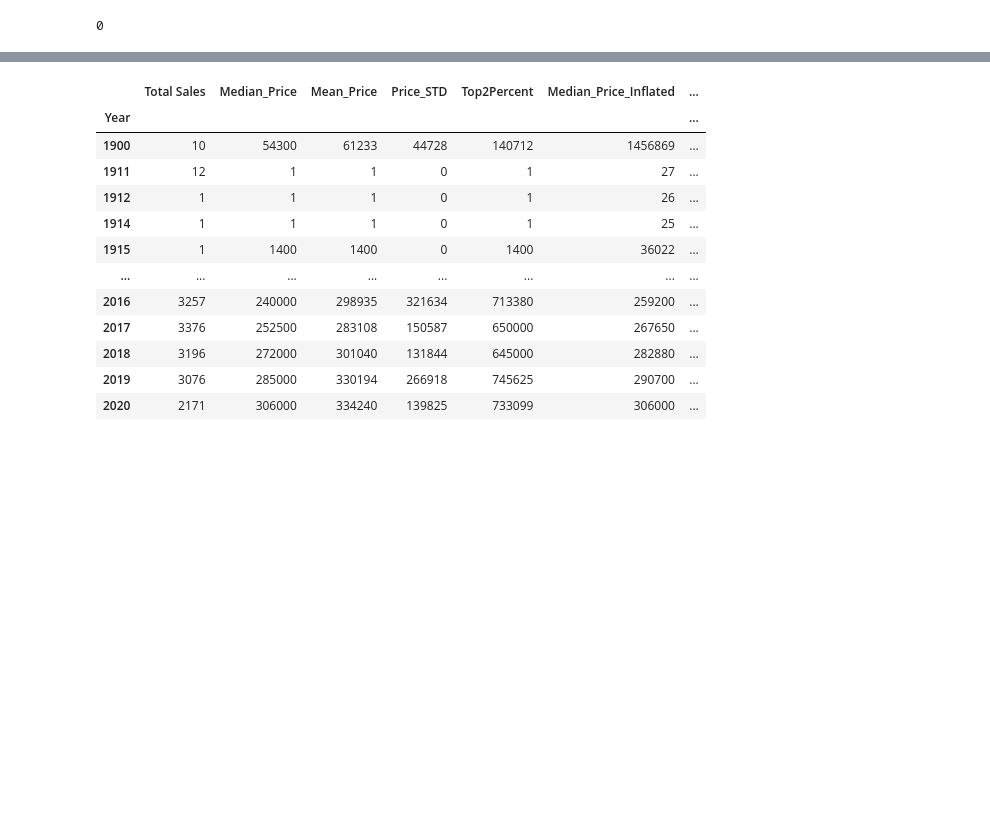
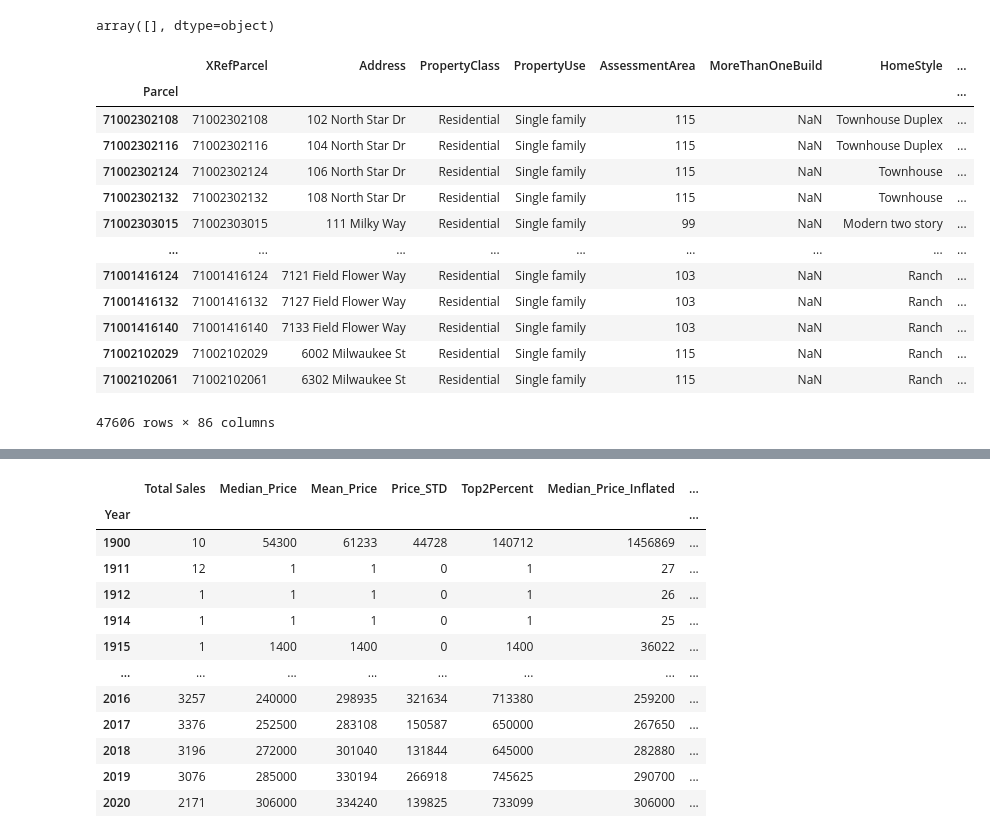
Before and after one commit to madison-housing-cs638/code, a Jupyter notebook: scratch/ben.ipynb, the cells around one changed output, grey strips where cells are left out. Cells and saved outputs as stored; diff of their text form; code cells hidden in the pictures; blank space fills up the shorter version.

```diff
--- a/scratch/ben.ipynb
+++ b/scratch/ben.ipynb
@@ -41,7 +41,54 @@ all_sales["Price_Inflated"] = all_sales.apply(
 
 fam_sales = all_sales[all_sales.index.isin(fam_ids)]
 #fam_sales = fam_sales[fam_sales["Price"] > 0.0]
-# %%
-sum(fam_sales_nonzero["Price_Inflated"].isna())
-# %% [output]
-0
+# %%
+census = pd.read_csv("parcel_tracts.csv", dtype={"CensusTract": "str"})
+#census["CensusTract"].to_dict()
+census = census.set_index("Parcel")
+parcel_census_dict = census["CensusTract"].to_dict()
+
+def stoopid(pid):
+    key = int(pid)
+    if(key not in parcel_census_dict):
+        return "69"
+    return parcel_census_dict[key]
+
+fam_core["CensusTract"] = fam_core.index.to_series().apply(stoopid)
+fam_core[fam_core["CensusTract"].isnull()]["CensusTract"].values
+# %% [output]
+array([], dtype=object)
+# %%
+census_mapper = pd.read_csv("dumb_census_mapper.csv", dtype="str")
+census_mapper = census_mapper.set_index("Dumb")
+track_prefix = "55025"
+
+def affix_prefix_to(s):
+    if(isinstance(s, str)):
+        return track_prefix + s
+    return s
+
+census_mapper["TractA"] = census_mapper["TractA"].apply(affix_prefix_to)
+census_mapper["TractB"] = census_mapper["TractB"].apply(affix_prefix_to)
+
+def census_tract(dumb, ab):
+    variable = "Tract" + ab
+    return census_mapper.loc[dumb][variable]
+
+fam_core["CensusTractA"] = fam_core["CensusTract"].apply(lambda o: census_tract(o, "A"))
+fam_core["CensusTractB"] = fam_core["CensusTract"].apply(lambda o: census_tract(o, "B"))
+fam_core
+# %% [output]
+|  | XRefParcel | Address | PropertyClass | PropertyUse | AssessmentArea | MoreThanOneBuild | HomeStyle | ... |
+| Parcel |  |  |  |  |  |  |  | ... |
+| 71002302108 | 71002302108 | 102 North Star Dr | Residential | Single family | 115 | NaN | Townhouse Duplex | ... |
+| 71002302116 | 71002302116 | 104 North Star Dr | Residential | Single family | 115 | NaN | Townhouse Duplex | ... |
+| 71002302124 | 71002302124 | 106 North Star Dr | Residential | Single family | 115 | NaN | Townhouse | ... |
+| 71002302132 | 71002302132 | 108 North Star Dr | Residential | Single family | 115 | NaN | Townhouse | ... |
+| 71002303015 | 71002303015 | 111 Milky Way | Residential | Single family | 99 | NaN | Modern two story | ... |
+| ... | ... | ... | ... | ... | ... | ... | ... | ... |
+| 71001416124 | 71001416124 | 7121 Field Flower Way | Residential | Single family | 103 | NaN | Ranch | ... |
+| 71001416132 | 71001416132 | 7127 Field Flower Way | Residential | Single family | 103 | NaN | Ranch | ... |
+| 71001416140 | 71001416140 | 7133 Field Flower Way | Residential | Single family | 103 | NaN | Ranch | ... |
+| 71002102029 | 71002102029 | 6002 Milwaukee St | Residential | Single family | 115 | NaN | Ranch | ... |
+| 71002102061 | 71002102061 | 6302 Milwaukee St | Residential | Single family | 115 | NaN | Ranch | ... |
+47606 rows × 86 columns
```
Also changed, not shown: parts of 4 cells of this notebook, 4 other files.
